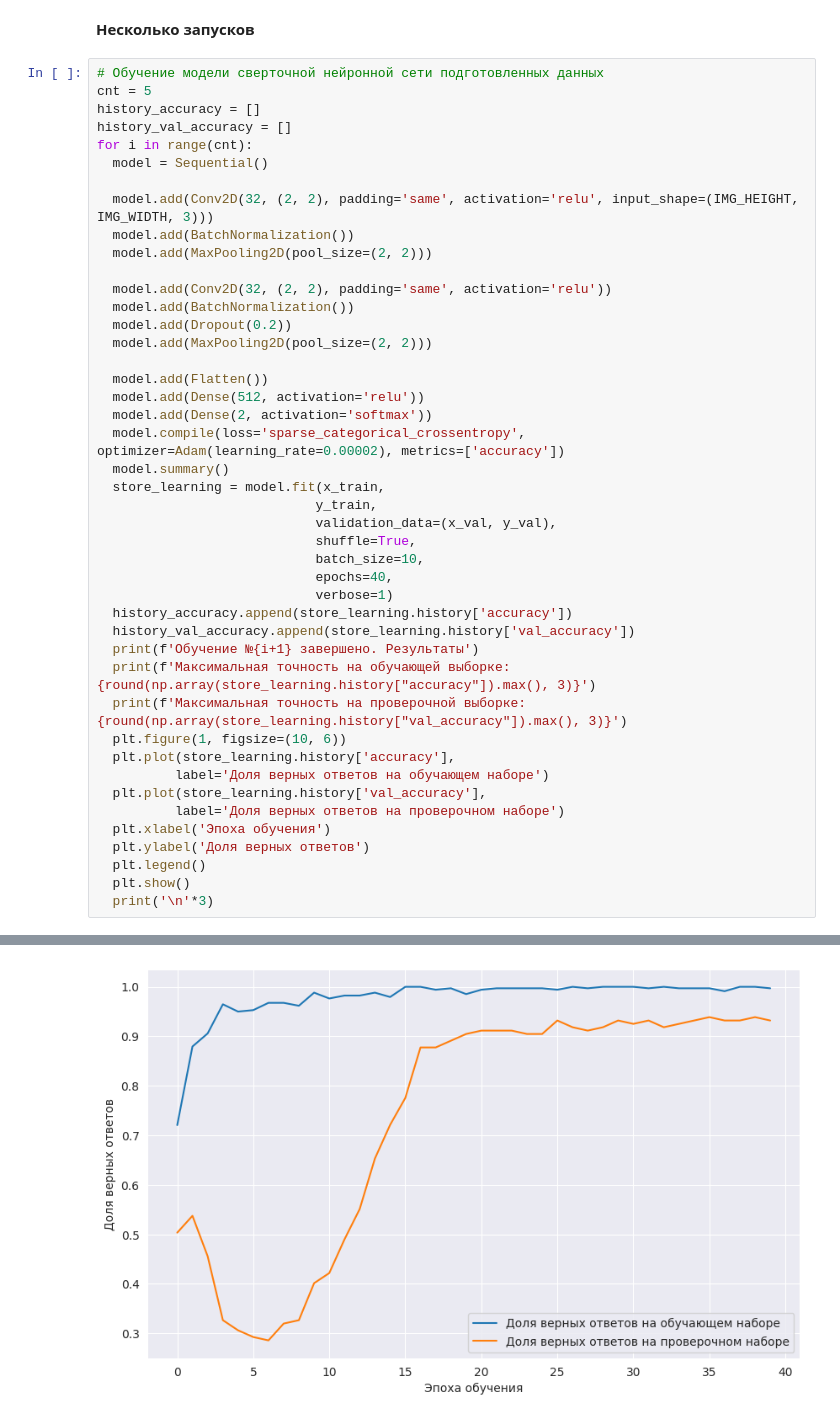
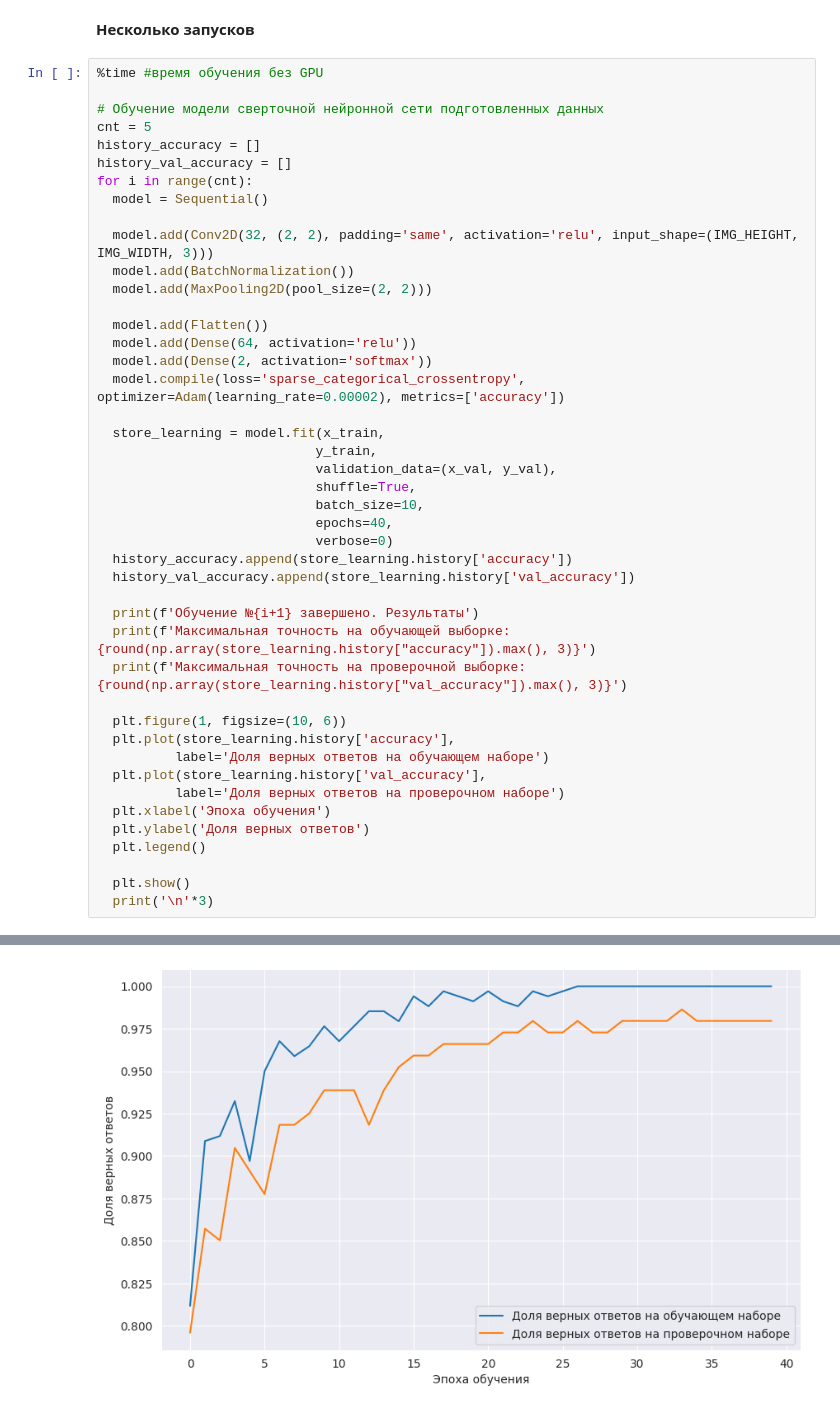
Before and after one commit to givatop/AI-HAKATON, a Jupyter notebook: Классификация_испорченные_норм_фото_Keras.ipynb, the cells around one changed output, grey strips where cells are left out. Drawn from its saved outputs; the diff is of its cells as text.

```diff
--- a/Классификация_испорченные_норм_фото_Keras.ipynb
+++ b/Классификация_испорченные_норм_фото_Keras.ipynb
@@ -187,6 +183,8 @@ x_train, x_val, y_train, y_val = train_test_split(x_data, # набор пара
 # %% [markdown]
 **Несколько запусков**
 # %%
+%time #время обучения без GPU
+
 # Обучение модели сверточной нейронной сети подготовленных данных
 cnt = 5
 history_accuracy = []
@@ -198,28 +196,25 @@ for i in range(cnt):
   model.add(BatchNormalization())
   model.add(MaxPooling2D(pool_size=(2, 2)))
 
-  model.add(Conv2D(32, (2, 2), padding='same', activation='relu'))
-  model.add(BatchNormalization())
-  model.add(Dropout(0.2))
-  model.add(MaxPooling2D(pool_size=(2, 2)))
-
   model.add(Flatten())
-  model.add(Dense(512, activation='relu'))
+  model.add(Dense(64, activation='relu'))
   model.add(Dense(2, activation='softmax'))
   model.compile(loss='sparse_categorical_crossentropy', optimizer=Adam(learning_rate=0.00002), metrics=['accuracy'])
-  model.summary()
+
   store_learning = model.fit(x_train,
                             y_train,
                             validation_data=(x_val, y_val),
                             shuffle=True,
                             batch_size=10,
                             epochs=40,
-                            verbose=1)
+                            verbose=0)
   history_accuracy.append(store_learning.history['accuracy'])
   history_val_accuracy.append(store_learning.history['val_accuracy'])
+
   print(f'Обучение №{i+1} завершено. Результаты')
   print(f'Максимальная точность на обучающей выборке: {round(np.array(store_learning.history["accuracy"]).max(), 3)}')
   print(f'Максимальная точность на проверочной выборке: {round(np.array(store_learning.history["val_accuracy"]).max(), 3)}')
+
   plt.figure(1, figsize=(10, 6))
   plt.plot(store_learning.history['accuracy'],
           label='Доля верных ответов на обучающем наборе')
@@ -228,6 +223,7 @@ for i in range(cnt):
   plt.xlabel('Эпоха обучения')
   plt.ylabel('Доля верных ответов')
   plt.legend()
+
   plt.show()
   print('\n'*3)
 # %% [output]
@@ -305 +247 @@ _________________________________________________________________
-[figure, old version]
+[figure, new version]
```
Also changed, not shown: parts of 6 cells of this notebook.
